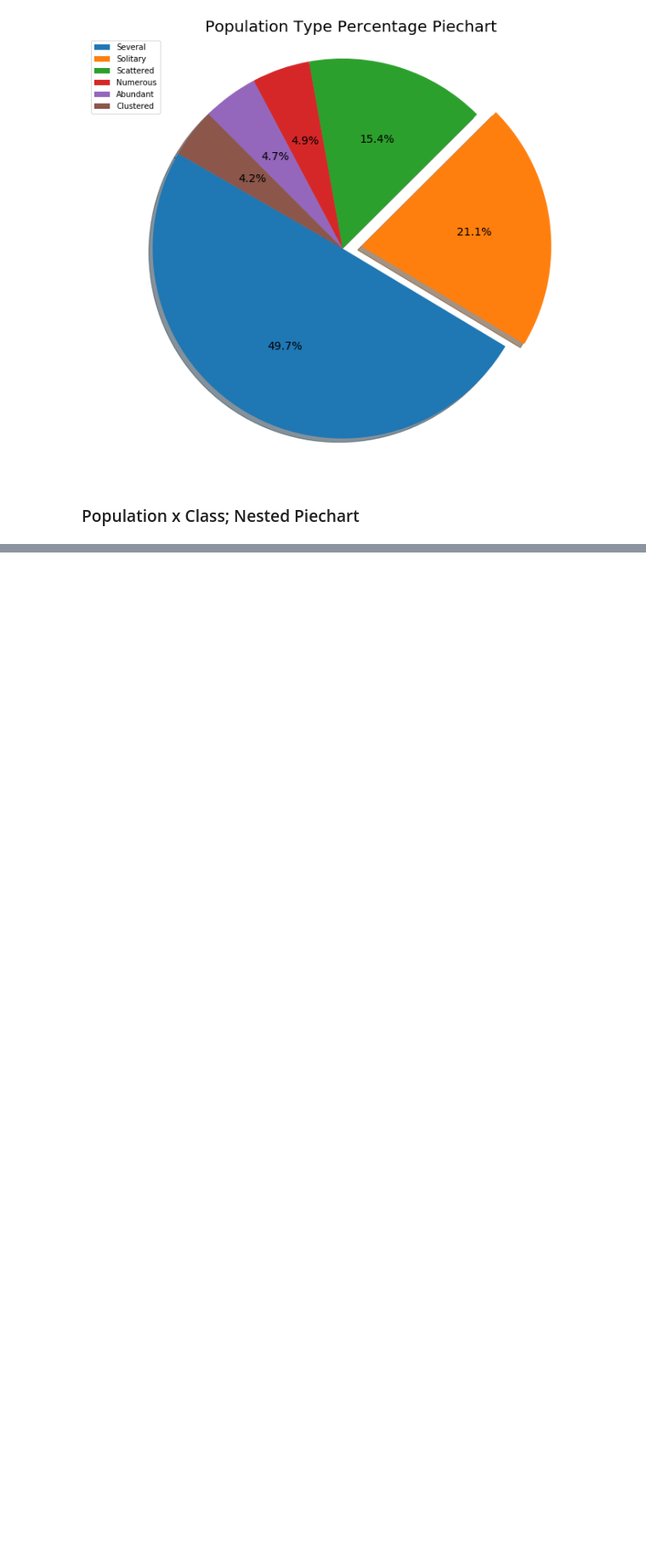
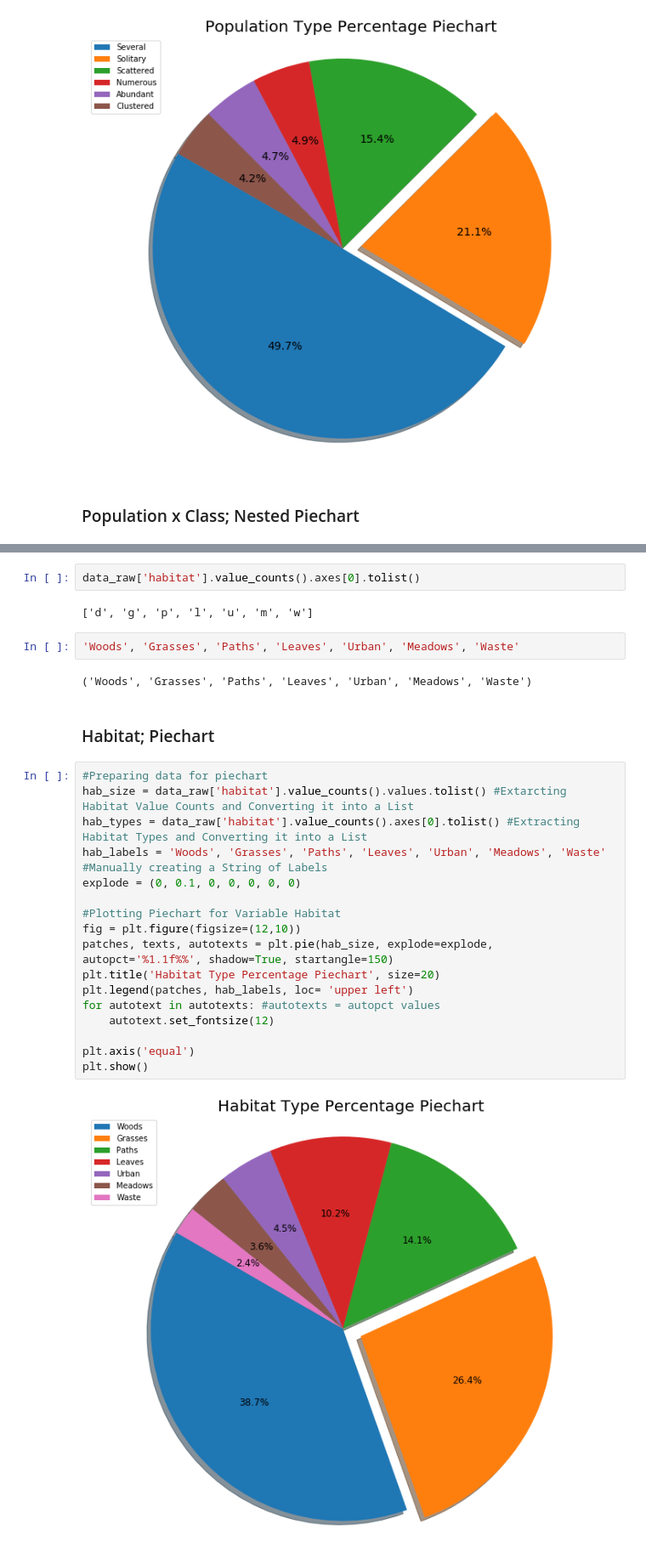
Before and after one commit to akshaynayanravi/mushrooms_classes, a Jupyter notebook: mushroom_types_classification.ipynb, the cells around one changed output, grey strips where cells are left out. Shown at 85% size. Drawn from its saved outputs; the diff is of its cells as text; blank space fills up the shorter version.

Commit message:
Updated Visualization Section/Another Nested Piechart

```diff
--- a/mushroom_types_classification.ipynb
+++ b/mushroom_types_classification.ipynb
@@ -279,3 +279,32 @@ ax.set(aspect='equal')
 plt.show()
 # %% [output]
 [figure]
+# %%
+data_raw['habitat'].value_counts().axes[0].tolist()
+# %% [output]
+['d', 'g', 'p', 'l', 'u', 'm', 'w']
+# %%
+'Woods', 'Grasses', 'Paths', 'Leaves', 'Urban', 'Meadows', 'Waste'
+# %% [output]
+('Woods', 'Grasses', 'Paths', 'Leaves', 'Urban', 'Meadows', 'Waste')
+# %% [markdown]
+### Habitat; Piechart
+# %%
+#Preparing data for piechart
+hab_size = data_raw['habitat'].value_counts().values.tolist() #Extarcting Habitat Value Counts and Converting it into a List
+hab_types = data_raw['habitat'].value_counts().axes[0].tolist() #Extracting Habitat Types and Converting it into a List
+hab_labels = 'Woods', 'Grasses', 'Paths', 'Leaves', 'Urban', 'Meadows', 'Waste' #Manually creating a String of Labels
+explode = (0, 0.1, 0, 0, 0, 0, 0)
+
+#Plotting Piechart for Variable Habitat
+fig = plt.figure(figsize=(12,10))
+patches, texts, autotexts = plt.pie(hab_size, explode=explode, autopct='%1.1f%%', shadow=True, startangle=150)
+plt.title('Habitat Type Percentage Piechart', size=20)
+plt.legend(patches, hab_labels, loc= 'upper left')
+for autotext in autotexts: #autotexts = autopct values
+    autotext.set_fontsize(12)
+
+plt.axis('equal')
+plt.show()
+# %% [output]
+[figure, added]
```
Also changed, not shown: parts of 3 cells of this notebook.
